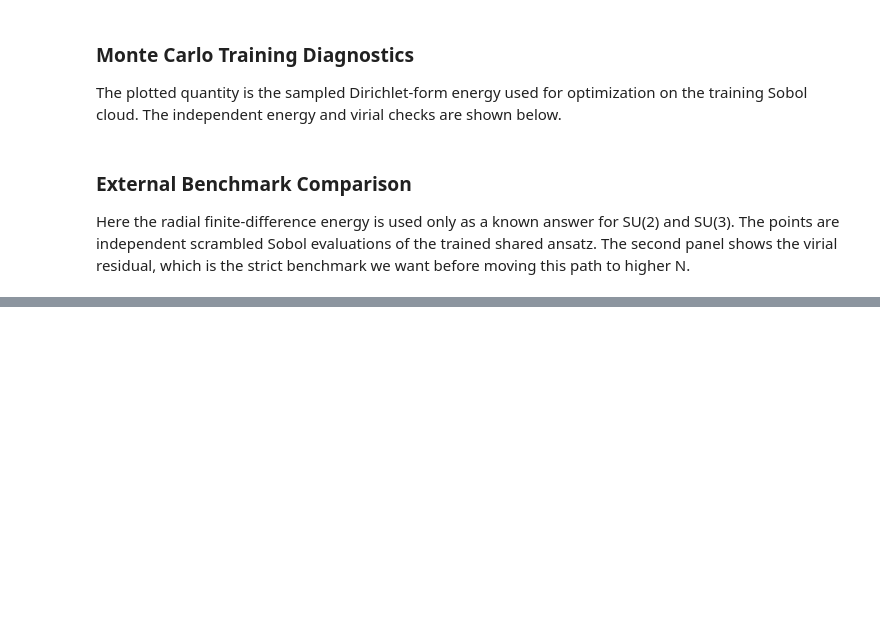
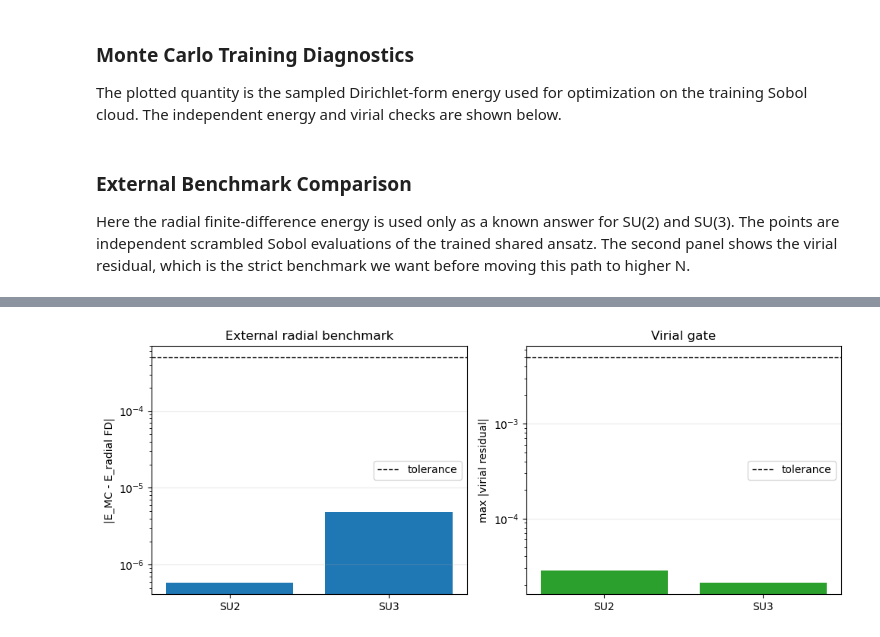
Before and after one commit to Sam-2727/Adjoint-QM, a Jupyter notebook: notebooks/su2_adjoint_ground_state.ipynb, the cells around one changed output, grey strips where cells are left out. Saved outputs shown, nothing was run; the diff lists cells and outputs as text; code cells hidden in the pictures; blank space fills up the shorter version.

```diff
--- a/notebooks/su2_adjoint_ground_state.ipynb
+++ b/notebooks/su2_adjoint_ground_state.ipynb
@@ -631,0 +739,34 @@ plt.show()
+# %%
+small_n = sun_current["small_n"]["runs"]
+small_labels = ["su2", "su3"]
+small_errors = [
+    abs(small_n[label]["candidate_summaries"][small_n[label]["selected_candidate"]]["combined_evaluation"]["energy_error"])
+    for label in small_labels
+]
+small_virials = [
+    small_n[label]["candidate_summaries"][small_n[label]["selected_candidate"]]["combined_evaluation"]["virial_residual_abs_max"]
+    for label in small_labels
+]
+energy_tol = sun_current["small_n"]["metadata"]["energy_abs_tol"]
+virial_tol = sun_current["small_n"]["metadata"]["virial_abs_tol"]
+
+fig, axes = plt.subplots(1, 2, figsize=(10, 4))
+axes[0].bar([label.upper() for label in small_labels], small_errors, color="tab:blue")
+axes[0].axhline(energy_tol, color="black", linestyle="--", linewidth=1, label="tolerance")
+axes[0].set_yscale("log")
+axes[0].set_ylabel("|E_MC - E_radial FD|")
+axes[0].set_title("External radial benchmark")
+axes[0].legend()
+axes[0].grid(alpha=0.25, axis="y")
+
+axes[1].bar([label.upper() for label in small_labels], small_virials, color="tab:green")
+axes[1].axhline(virial_tol, color="black", linestyle="--", linewidth=1, label="tolerance")
+axes[1].set_yscale("log")
+axes[1].set_ylabel("max |virial residual|")
+axes[1].set_title("Virial gate")
+axes[1].legend()
+axes[1].grid(alpha=0.25, axis="y")
+plt.tight_layout()
+plt.show()
+# %% [output]
+[figure, added]
```
Also changed, not shown: parts of 18 cells of this notebook, 45 other files.
